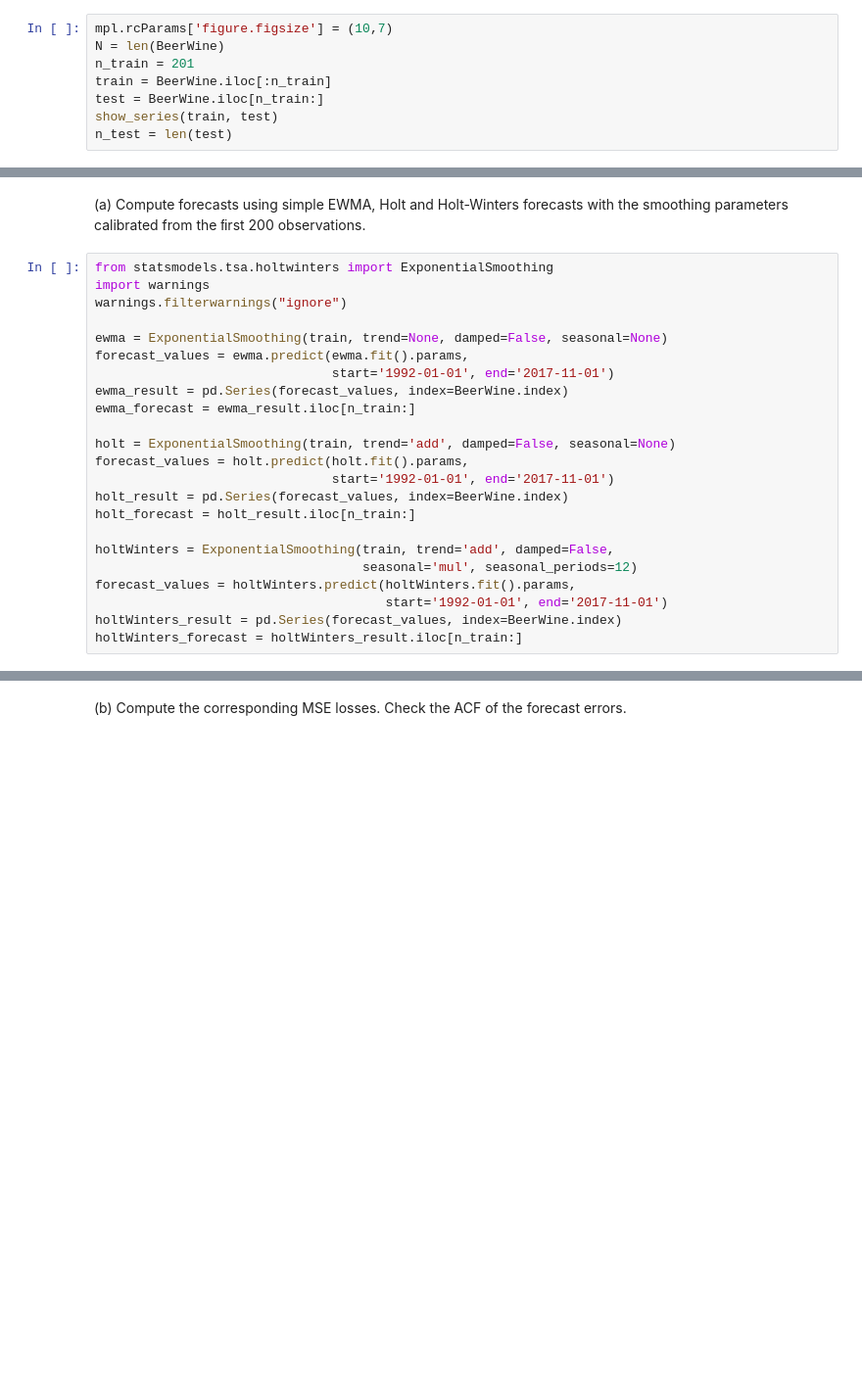
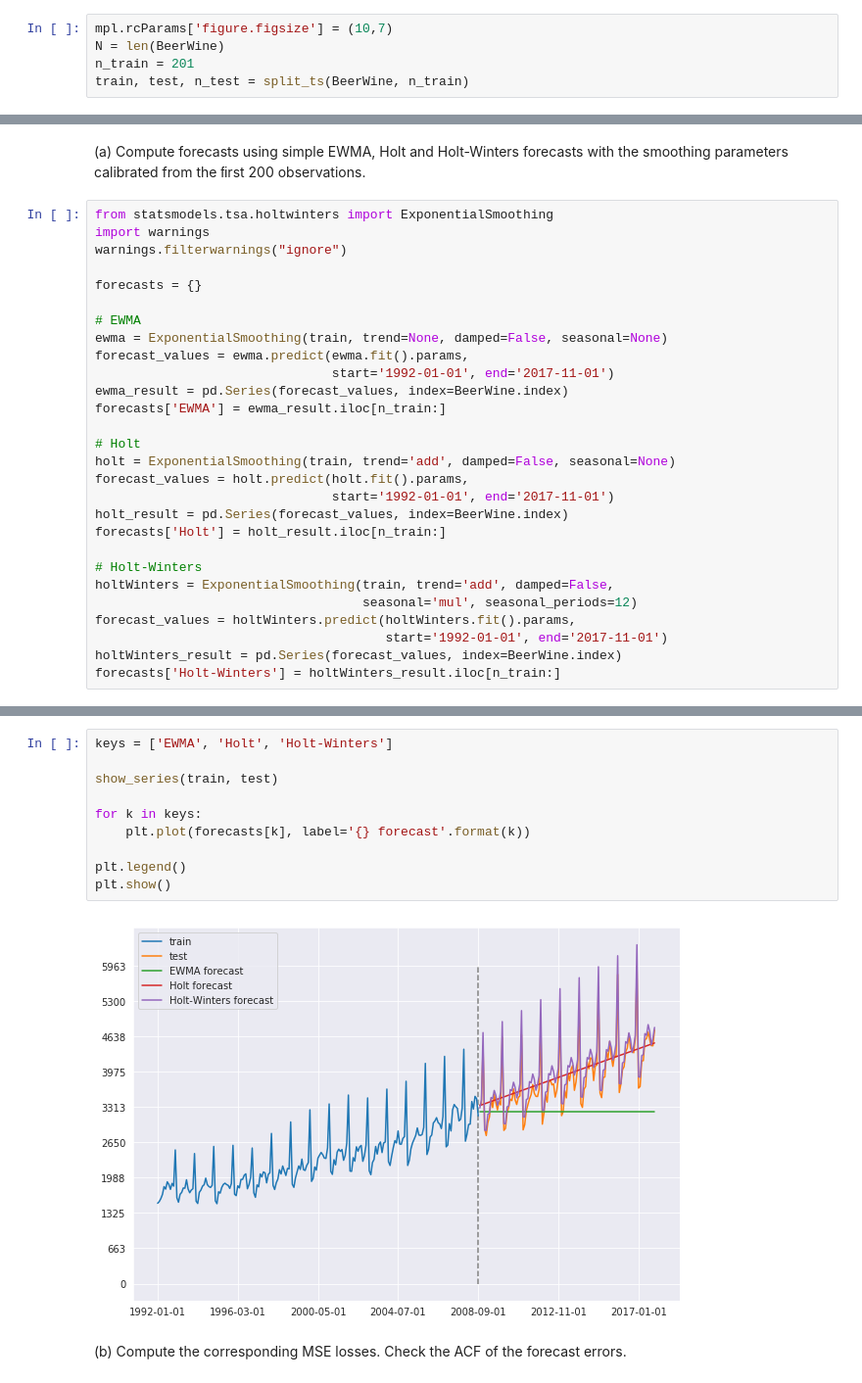
Before and after one commit to ylochman/apps-time-series, a Jupyter notebook: Assignment-1.ipynb, the cells around one changed output, grey strips where cells are left out. Shown at 98% size. Drawn from its saved outputs; the diff is of its cells as text; blank space fills up the shorter version.

```diff
--- a/Assignment-1.ipynb
+++ b/Assignment-1.ipynb
@@ -54,8 +67,5 @@ def show_series(train, test):
 mpl.rcParams['figure.figsize'] = (10,7)
 N = len(BeerWine)
 n_train = 201
-train = BeerWine.iloc[:n_train]
-test = BeerWine.iloc[n_train:]
-show_series(train, test)
-n_test = len(test)
+train, test, n_test = split_ts(BeerWine, n_train)
 # %% [output]
@@ -108,21 +119,26 @@ from statsmodels.tsa.holtwinters import ExponentialSmoothing
 import warnings
 warnings.filterwarnings("ignore")
 
+forecasts = {}
+
+# EWMA
 ewma = ExponentialSmoothing(train, trend=None, damped=False, seasonal=None)
 forecast_values = ewma.predict(ewma.fit().params,
                                start='1992-01-01', end='2017-11-01')
 ewma_result = pd.Series(forecast_values, index=BeerWine.index)
-ewma_forecast = ewma_result.iloc[n_train:]
+forecasts['EWMA'] = ewma_result.iloc[n_train:]
 
+# Holt
 holt = ExponentialSmoothing(train, trend='add', damped=False, seasonal=None)
 forecast_values = holt.predict(holt.fit().params,
                                start='1992-01-01', end='2017-11-01')
 holt_result = pd.Series(forecast_values, index=BeerWine.index)
-holt_forecast = holt_result.iloc[n_train:]
+forecasts['Holt'] = holt_result.iloc[n_train:]
 
+# Holt-Winters
 holtWinters = ExponentialSmoothing(train, trend='add', damped=False,
                                    seasonal='mul', seasonal_periods=12)
 forecast_values = holtWinters.predict(holtWinters.fit().params,
                                       start='1992-01-01', end='2017-11-01')
 holtWinters_result = pd.Series(forecast_values, index=BeerWine.index)
-holtWinters_forecast = holtWinters_result.iloc[n_train:]
+forecasts['Holt-Winters'] = holtWinters_result.iloc[n_train:]
@@ -155,3 +145,15 @@ plt.show()
+# %%
+keys = ['EWMA', 'Holt', 'Holt-Winters']
+
+show_series(train, test)
+
+for k in keys:
+    plt.plot(forecasts[k], label='{} forecast'.format(k))
+
+plt.legend()
+plt.show()
+# %% [output]
+[figure, added]
 # %% [markdown]
 (b) Compute the corresponding MSE losses. Check the ACF of the forecast errors.
 # %%
```
Also changed, not shown: parts of 18 cells of this notebook, 1 other file.
